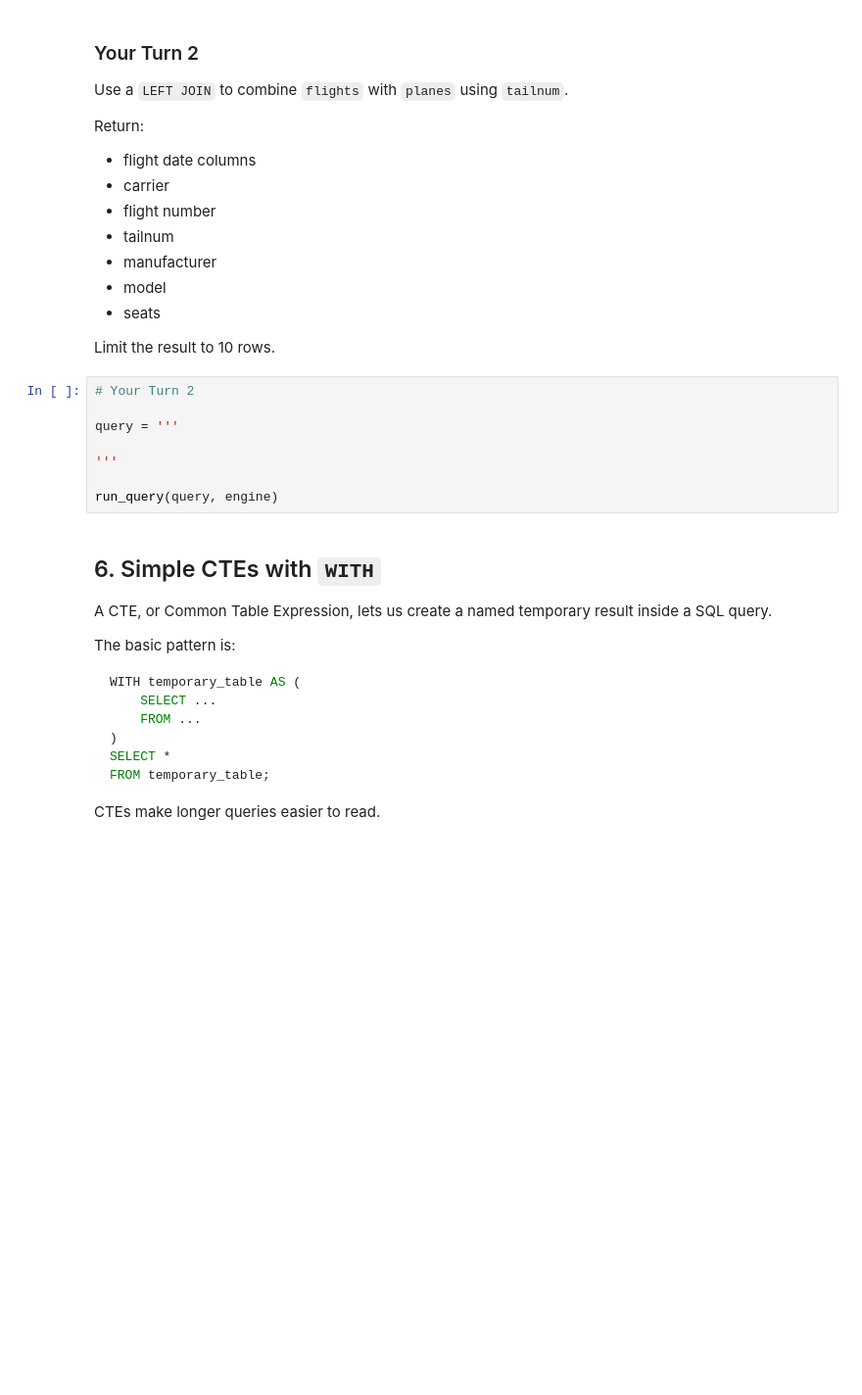
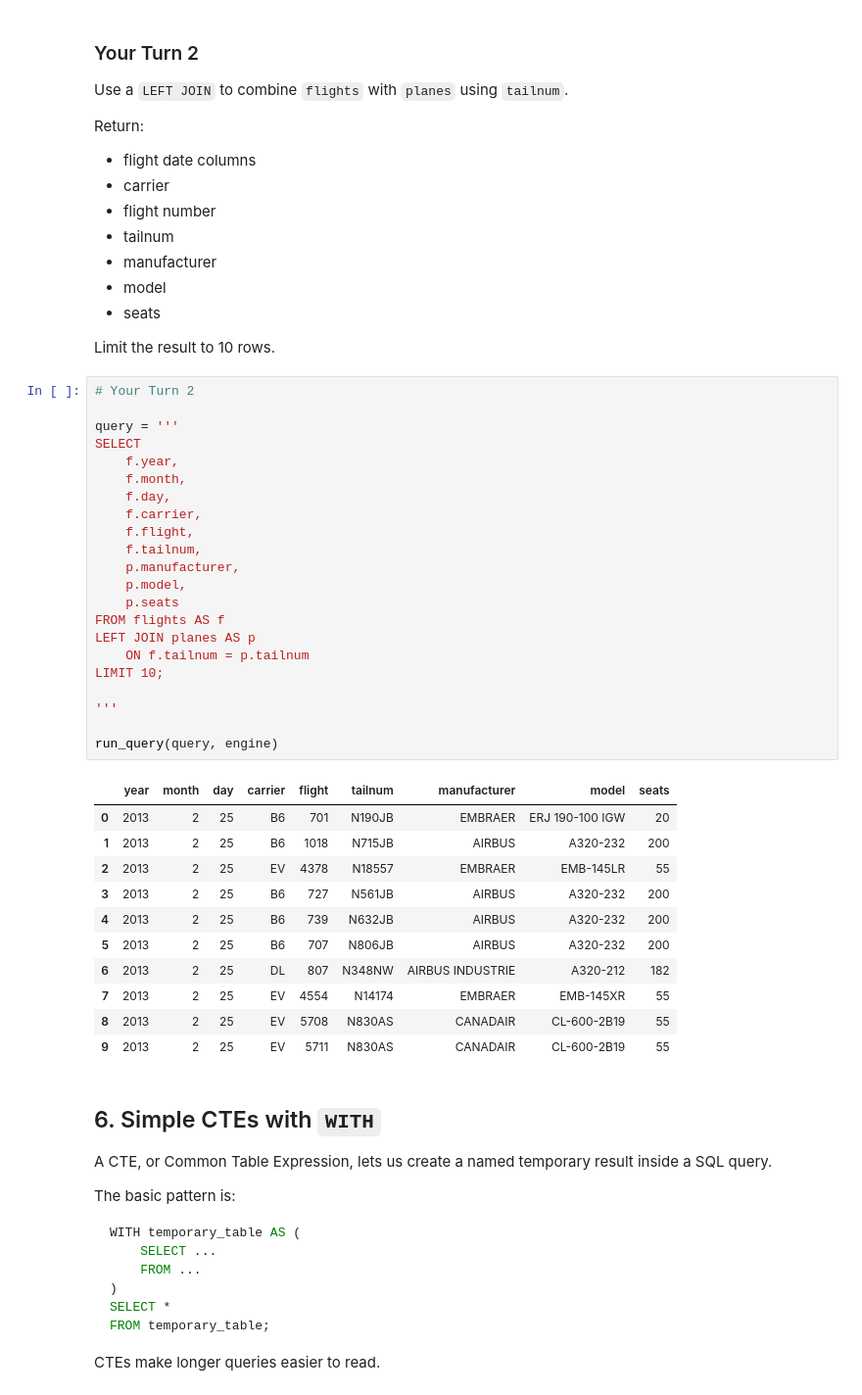
Before and after one commit to darla1209/ban6003-week09-10-darla, a Jupyter notebook: notebooks/module10_sql_joins_abt_guided_lab.ipynb, the cells around one changed output. Shown at 98% size. Cells and saved outputs as stored; diff of their text form; blank space fills up the shorter version.

```diff
--- a/notebooks/module10_sql_joins_abt_guided_lab.ipynb
+++ b/notebooks/module10_sql_joins_abt_guided_lab.ipynb
@@ -351,11 +426,37 @@ Limit the result to 10 rows.
 # %%
 # Your Turn 2
 
 query = '''
+SELECT
+    f.year,
+    f.month,
+    f.day,
+    f.carrier,
+    f.flight,
+    f.tailnum,
+    p.manufacturer,
+    p.model,
+    p.seats
+FROM flights AS f
+LEFT JOIN planes AS p
+    ON f.tailnum = p.tailnum
+LIMIT 10;
 
 '''
 
 run_query(query, engine)
+# %% [output]
+|  | year | month | day | carrier | flight | tailnum | manufacturer | model | seats |
+| 0 | 2013 | 2 | 25 | B6 | 701 | N190JB | EMBRAER | ERJ 190-100 IGW | 20 |
+| 1 | 2013 | 2 | 25 | B6 | 1018 | N715JB | AIRBUS | A320-232 | 200 |
+| 2 | 2013 | 2 | 25 | EV | 4378 | N18557 | EMBRAER | EMB-145LR | 55 |
+| 3 | 2013 | 2 | 25 | B6 | 727 | N561JB | AIRBUS | A320-232 | 200 |
+| 4 | 2013 | 2 | 25 | B6 | 739 | N632JB | AIRBUS | A320-232 | 200 |
+| 5 | 2013 | 2 | 25 | B6 | 707 | N806JB | AIRBUS | A320-232 | 200 |
+| 6 | 2013 | 2 | 25 | DL | 807 | N348NW | AIRBUS INDUSTRIE | A320-212 | 182 |
+| 7 | 2013 | 2 | 25 | EV | 4554 | N14174 | EMBRAER | EMB-145XR | 55 |
+| 8 | 2013 | 2 | 25 | EV | 5708 | N830AS | CANADAIR | CL-600-2B19 | 55 |
+| 9 | 2013 | 2 | 25 | EV | 5711 | N830AS | CANADAIR | CL-600-2B19 | 55 |
 # %% [markdown]
 ## 6. Simple CTEs with `WITH`
 
```
Also changed, not shown: parts of 37 cells of this notebook, 4 other files.
